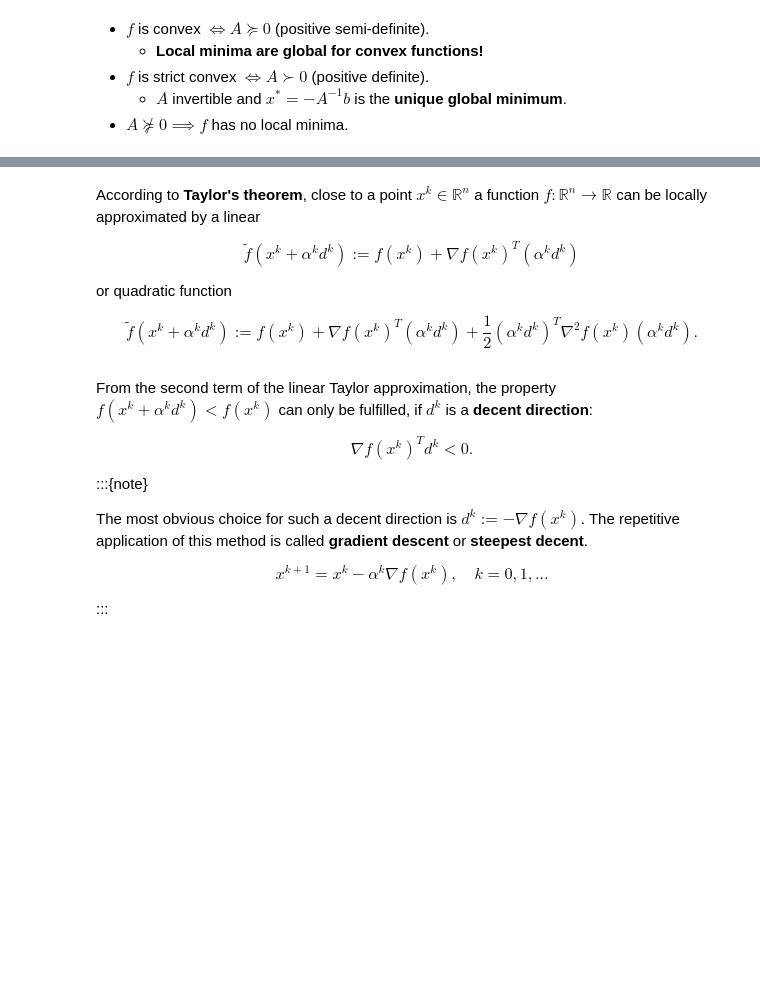
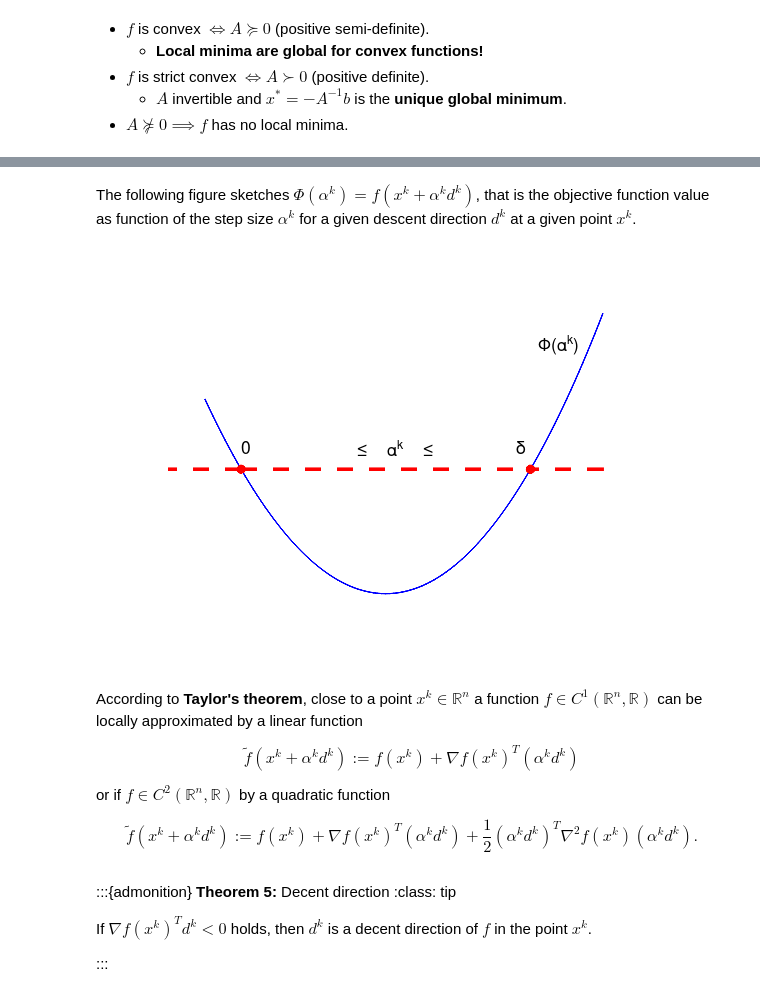
Before and after one commit to siko1056/optim-2021, a Jupyter notebook: jupyter/nlo-lecture-03-unres-min-alg.ipynb, the cells around one changed output, grey strips where cells are left out. Saved outputs shown, nothing was run; the diff lists cells and outputs as text; code cells hidden in the pictures; blank space fills up the shorter version.

```diff
--- a/jupyter/nlo-lecture-03-unres-min-alg.ipynb
+++ b/jupyter/nlo-lecture-03-unres-min-alg.ipynb
@@ -57,37 +65,45 @@ $$
+# %% [markdown]
+The following figure sketches
+$\Phi(\alpha^{k}) = f(x^{k} + \alpha^{k} d^{k})$,
+that is the objective function value
+as function of the step size $\alpha^{k}$
+for a given descent direction $d^{k}$ at a given point $x^{k}$.
+# %%
+alpha = linspace (-0.5, 5, 100);
+phi = (alpha - 2).^2 + 2;
+plot (alpha, phi, 'LineWidth', 2, 'b');
+hold on;
+plot ([-2, 0, 4, 6], [6, 6, 6, 6], 'LineWidth', 4, 'ro--');
+xlim ([-1, 5]);
+ylim ([ 1, 12]);
+axis off;
+tprops = {'FontSize', 18};
+text (0.0, 6.7, '0', tprops{:});
+text (1.6, 6.7, '\leq     \alpha^{k}     \leq', tprops{:});
+text (3.8, 6.7, '\delta', tprops{:});
+text (4.1, 10, '\Phi(\alpha^{k})', tprops{:});
+# %% [output]
+[figure, added]
 # %% [markdown]
 According to **Taylor's theorem**,
 close to a point $x^{k} \in \mathbb{R}^{n}$
-a function $f \colon \mathbb{R}^{n} \to \mathbb{R}$
-can be locally approximated by a linear
+a function $f \in C^{1}(\mathbb{R}^{n},\mathbb{R})$
+can be locally approximated by a linear function
 
 $$
 \tilde{f}(x^{k} + \alpha^{k} d^{k}) := f(x^{k}) + \nabla f(x^{k})^{T}(\alpha^{k} d^{k})
 $$
 
-or quadratic function
+or if $f \in C^{2}(\mathbb{R}^{n},\mathbb{R})$ by a quadratic function
 
 $$
 \tilde{f}(x^{k} + \alpha^{k} d^{k}) := f(x^{k}) + \nabla f(x^{k})^{T}(\alpha^{k} d^{k})
   + \frac{1}{2}(\alpha^{k} d^{k})^{T}\nabla^{2} f(x^{k})(\alpha^{k} d^{k}).
 $$
 # %% [markdown]
-From the second term of the linear Taylor approximation,
-the property $f(x^{k} + \alpha^{k} d^{k}) < f(x^{k})$
-can only be fulfilled, if $d^{k}$ is a **decent direction**:
+:::{admonition} **Theorem 5:** Decent direction
+:class: tip
 
-$$
-\nabla f(x^{k})^{T}d^{k} < 0.
-$$
-
-:::{note}
-
-The most obvious choice for such a decent direction
-is $d^{k} := -\nabla f(x^{k})$.
-The repetitive application of this method is called
-**gradient descent** or **steepest decent**.
-
-$$
-x^{k + 1} = x^{k} - \alpha^{k} \nabla f(x^{k}), \quad k = 0, 1, \ldots
-$$
+If $\nabla f(x^{k})^{T}d^{k} < 0$ holds, then $d^{k}$ is a decent direction of $f$ in the point $x^{k}$.
 
 :::
```
Also changed, not shown: parts of 29 cells of this notebook, 2 other files.
